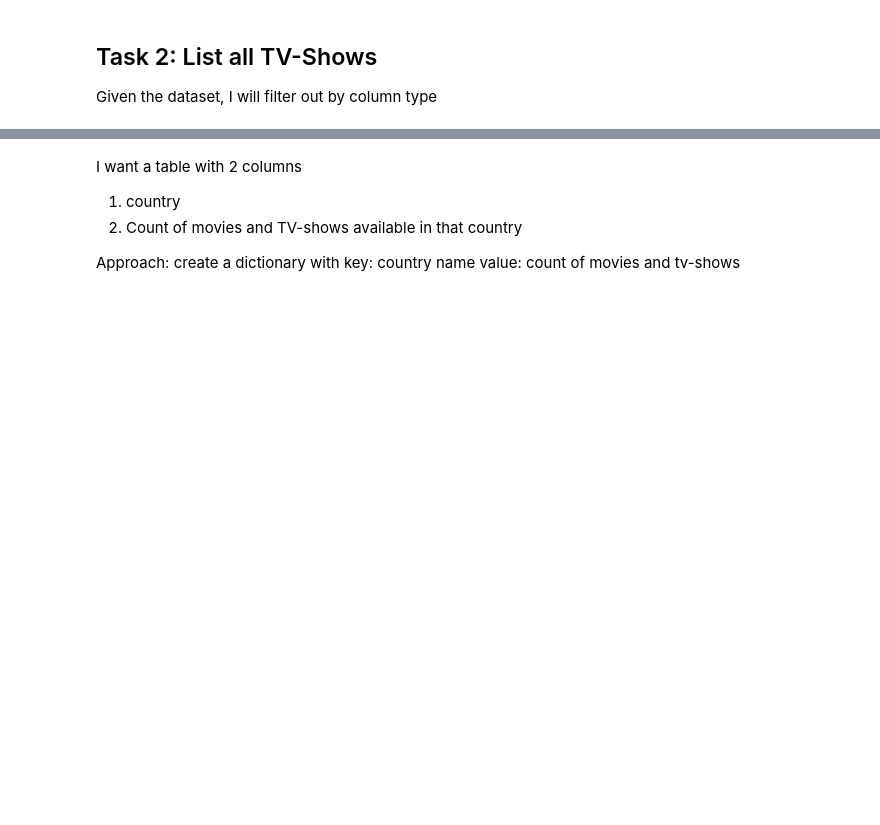
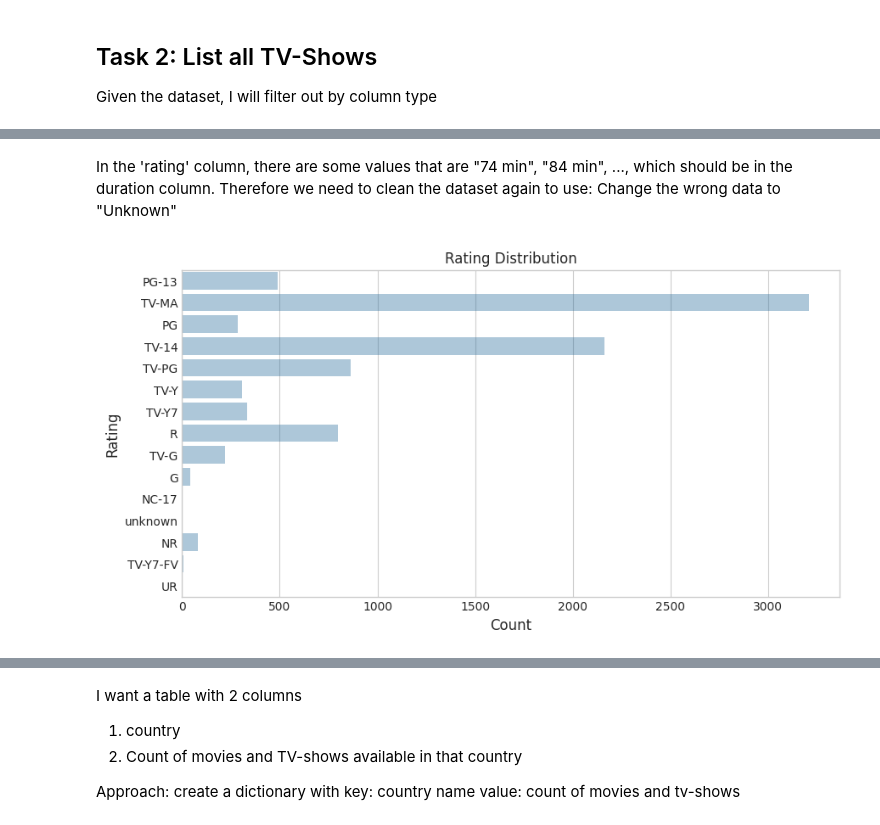
Before and after one commit to npa02/netflix-analysis, a Jupyter notebook: notebooks/test.ipynb, the cells around one changed output, grey strips where cells are left out. Saved outputs shown, nothing was run; the diff lists cells and outputs as text; code cells hidden in the pictures; blank space fills up the shorter version.

```diff
--- a/notebooks/test.ipynb
+++ b/notebooks/test.ipynb
@@ -97,0 +108,18 @@ df_tv_show
+# %% [markdown]
+In the 'rating' column, there are some values that are "74 min", "84 min", ..., which should be in the duration column.
+Therefore we need to clean the dataset again to use: Change the wrong data to "Unknown"
+# %%
+df_rating_clean = df.copy()
+df_rating_clean.loc[df_rating_clean['rating'].str.contains('min', na=False), 'rating'] = 'unknown'
+# %%
+plt.figure(figsize=(10,5))
+sns.countplot(y = 'rating', data= df_rating_clean, alpha= 0.4)
+plt.title('Rating Distribution')
+plt.xlabel('Count', fontsize=12)
+plt.ylabel('Rating', fontsize=12)
+
+plt.savefig('../results/rating_distribution.png')
+plt.show()
+plt.close()
+# %% [output]
+[figure, added]
```
Also changed, not shown: parts of 28 cells of this notebook, 7 other files.
